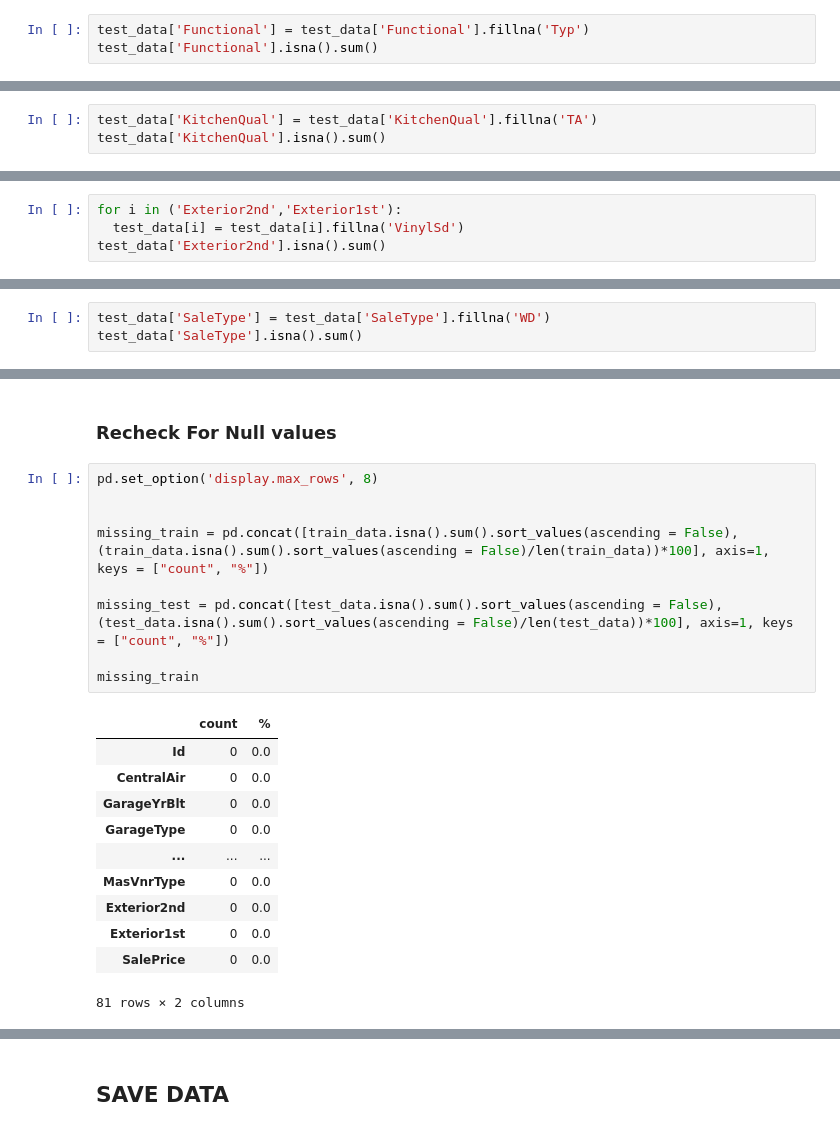
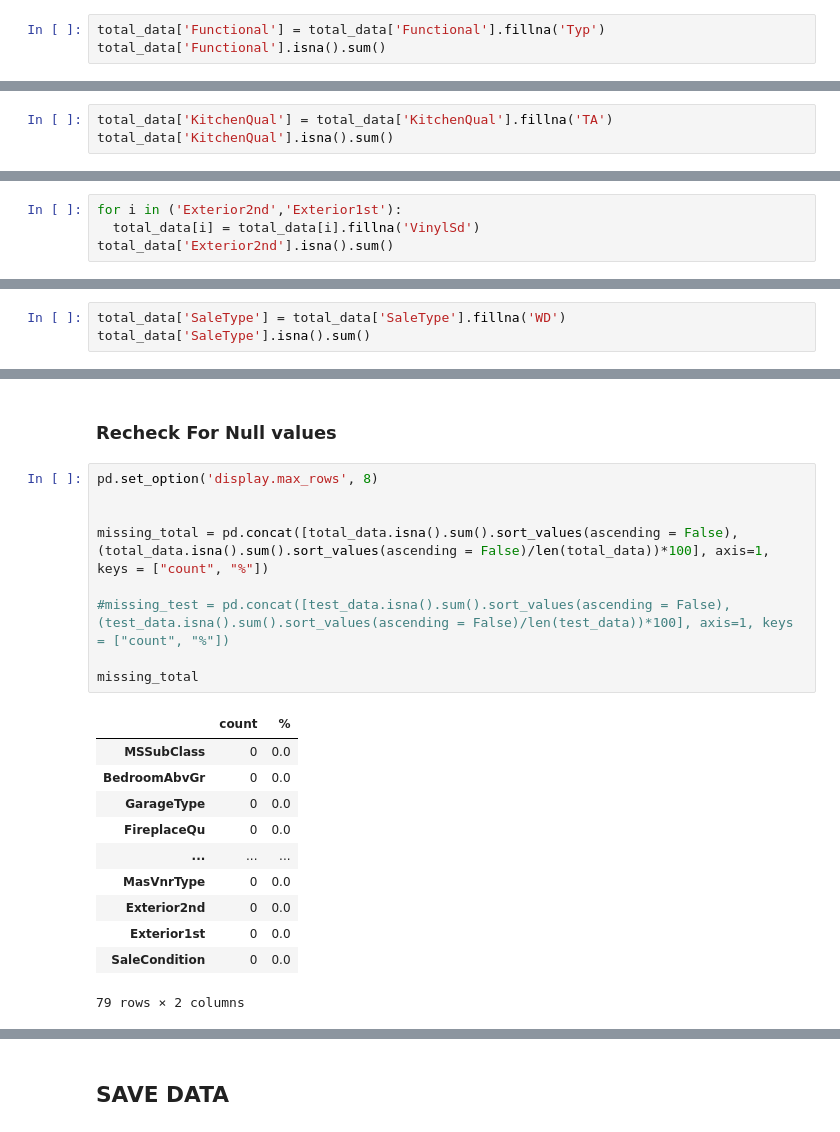
Before and after one commit to SwechaKranthi/DataScience-Capstone2-HousingPrices, a Jupyter notebook: Notebooks/Housing_DataWrangling.ipynb, the cells around one changed output, grey strips where cells are left out. Saved outputs shown, nothing was run; the diff lists cells and outputs as text.

```diff
--- a/Notebooks/Housing_DataWrangling.ipynb
+++ b/Notebooks/Housing_DataWrangling.ipynb
@@ -460,8 +518,8 @@ test_data['Functional'].mode()
 0    Typ
 dtype: object
 # %%
-test_data['Functional'] = test_data['Functional'].fillna('Typ')
-test_data['Functional'].isna().sum()
+total_data['Functional'] = total_data['Functional'].fillna('Typ')
+total_data['Functional'].isna().sum()
 # %% [output]
 0
 # %%
@@ -470,8 +528,8 @@ test_data['KitchenQual'].mode()
 0    TA
 dtype: object
 # %%
-test_data['KitchenQual'] = test_data['KitchenQual'].fillna('TA')
-test_data['KitchenQual'].isna().sum()
+total_data['KitchenQual'] = total_data['KitchenQual'].fillna('TA')
+total_data['KitchenQual'].isna().sum()
 # %% [output]
 0
 # %%
@@ -483,8 +541,8 @@ test_data['Exterior2nd'].mode(), test_data['Exterior1st'].mode()
  dtype: object)
 # %%
 for i in ('Exterior2nd','Exterior1st'):
-  test_data[i] = test_data[i].fillna('VinylSd')
-test_data['Exterior2nd'].isna().sum()
+  total_data[i] = total_data[i].fillna('VinylSd')
+total_data['Exterior2nd'].isna().sum()
 # %% [output]
 0
 # %%
@@ -497,8 +555,8 @@ test_data['SaleType'].mode()
 0    WD
 dtype: object
 # %%
-test_data['SaleType'] = test_data['SaleType'].fillna('WD')
-test_data['SaleType'].isna().sum()
+total_data['SaleType'] = total_data['SaleType'].fillna('WD')
+total_data['SaleType'].isna().sum()
 # %% [output]
 0
 # %% [markdown]
@@ -506,21 +564,21 @@ test_data['SaleType'].isna().sum()
 # %%
 pd.set_option('display.max_rows', 8)
 
 
-missing_train = pd.concat([train_data.isna().sum().sort_values(ascending = False), (train_data.isna().sum().sort_values(ascending = False)/len(train_data))*100], axis=1, keys = ["count", "%"])
+missing_total = pd.concat([total_data.isna().sum().sort_values(ascending = False), (total_data.isna().sum().sort_values(ascending = False)/len(total_data))*100], axis=1, keys = ["count", "%"])
 
-missing_test = pd.concat([test_data.isna().sum().sort_values(ascending = False), (test_data.isna().sum().sort_values(ascending = False)/len(test_data))*100], axis=1, keys = ["count", "%"])
+#missing_test = pd.concat([test_data.isna().sum().sort_values(ascending = False), (test_data.isna().sum().sort_values(ascending = False)/len(test_data))*100], axis=1, keys = ["count", "%"])
 
-missing_train
+missing_total
 # %% [output]
 |  | count | % |
-| Id | 0 | 0.0 |
-| CentralAir | 0 | 0.0 |
-| GarageYrBlt | 0 | 0.0 |
+| MSSubClass | 0 | 0.0 |
+| BedroomAbvGr | 0 | 0.0 |
 | GarageType | 0 | 0.0 |
+| FireplaceQu | 0 | 0.0 |
 | ... | ... | ... |
 | MasVnrType | 0 | 0.0 |
 | Exterior2nd | 0 | 0.0 |
 | Exterior1st | 0 | 0.0 |
-| SalePrice | 0 | 0.0 |
+| SaleCondition | 0 | 0.0 |
-81 rows × 2 columns
+79 rows × 2 columns
```
Also changed, not shown: parts of 42 cells of this notebook, 22 other files.
